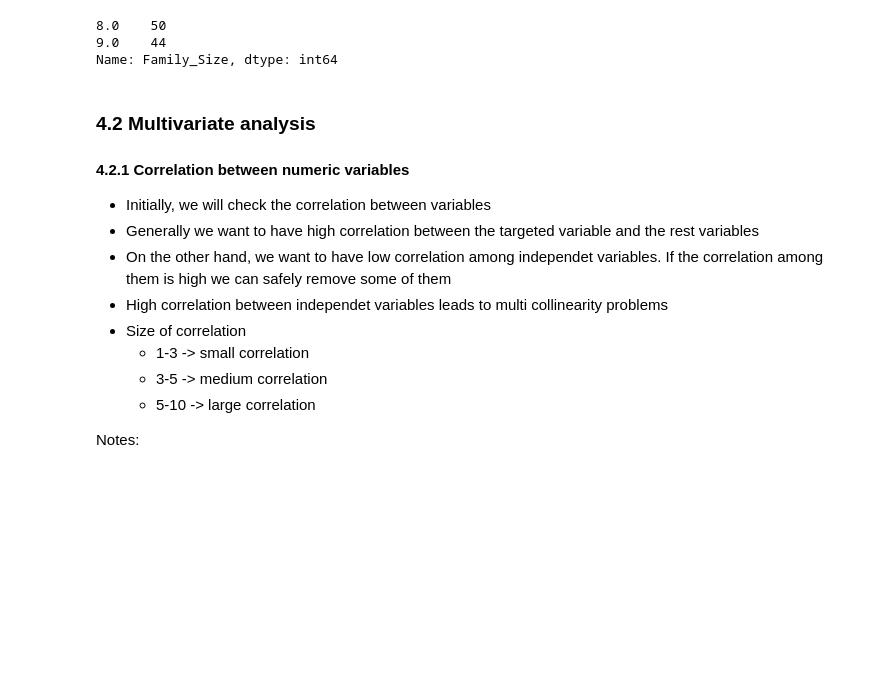
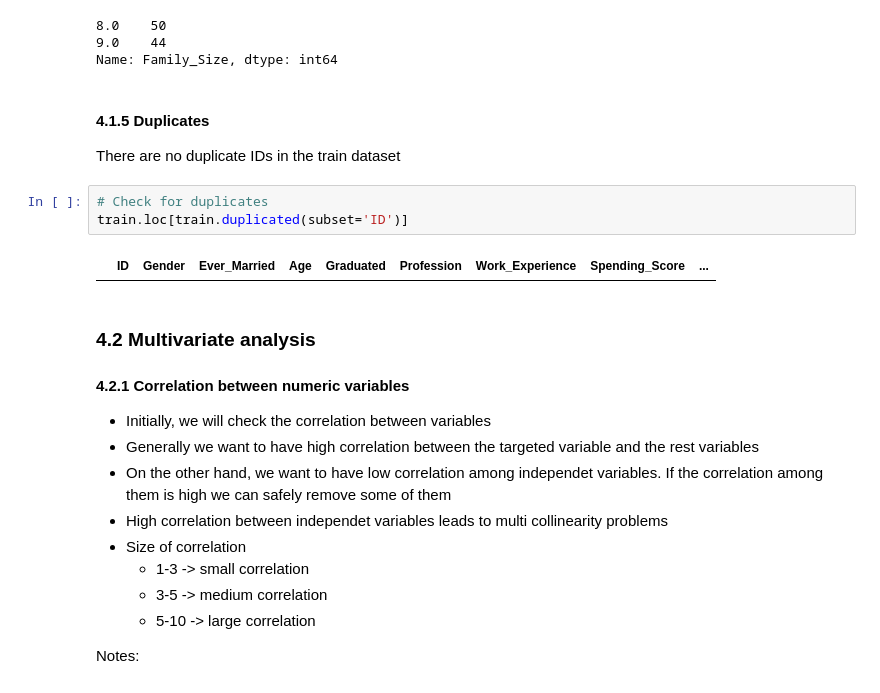
Before and after one commit to giannisbasa/Customer-Segmentation, a Jupyter notebook: 1. Coding/Customer_segmentation.ipynb, the cells around one changed output. Drawn from its saved outputs; the diff is of its cells as text; blank space fills up the shorter version.

```diff
--- a/1. Coding/Customer_segmentation.ipynb
+++ b/1. Coding/Customer_segmentation.ipynb
@@ -371,6 +371,14 @@ train.loc[train['Family_Size'] > 7]['Family_Size'].value_counts()
 8.0    50
 9.0    44
 Name: Family_Size, dtype: int64
+# %% [markdown]
+#### 4.1.5 Duplicates
+There are no duplicate IDs in the train dataset
+# %%
+# Check for duplicates
+train.loc[train.duplicated(subset='ID')]
+# %% [output]
+|  | ID | Gender | Ever_Married | Age | Graduated | Profession | Work_Experience | Spending_Score | ... |
 # %% [markdown]
 ### 4.2 Multivariate analysis
 #### 4.2.1 Correlation between numeric variables
```
Also changed, not shown: parts of 5 cells of this notebook.
